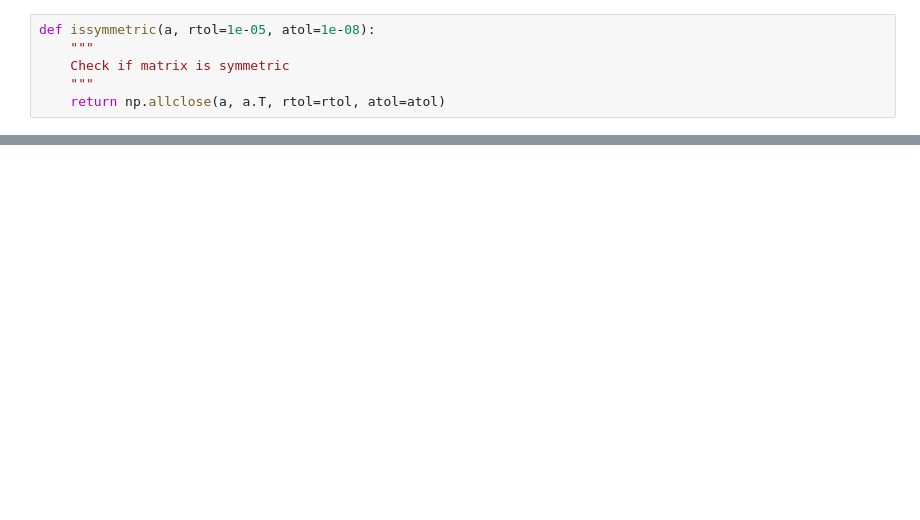
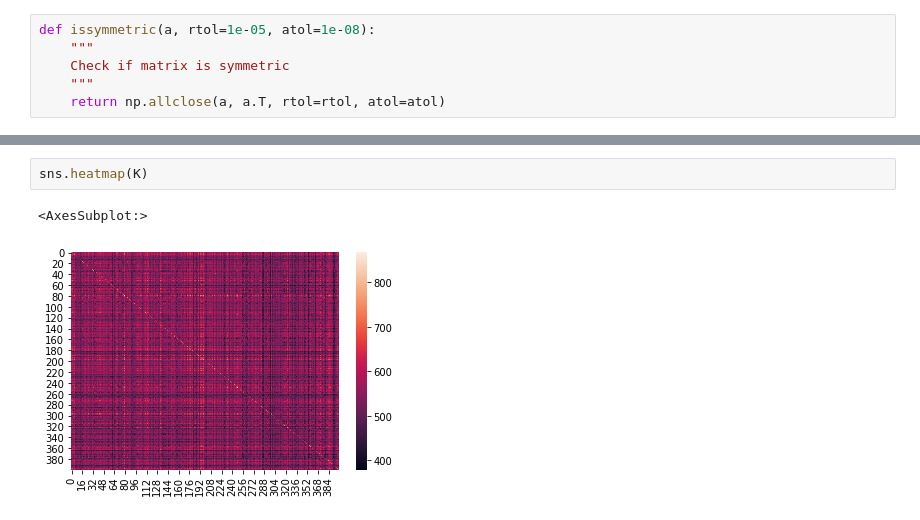
Before and after one commit to ragnarlevi/GTST, a Jupyter notebook: _Workbench/BGDegreeLabels.ipynb, the cells around one changed output, grey strips where cells are left out. Cells and saved outputs as stored; diff of their text form; blank space fills up the shorter version.

```diff
--- a/_Workbench/BGDegreeLabels.ipynb
+++ b/_Workbench/BGDegreeLabels.ipynb
@@ -83,0 +126,5 @@ plt.matshow(K)
+# %%
+sns.heatmap(K)
+# %% [output]
+<AxesSubplot:>
+[figure, added]
```
Also changed, not shown: parts of 8 cells of this notebook, 26 other files.
